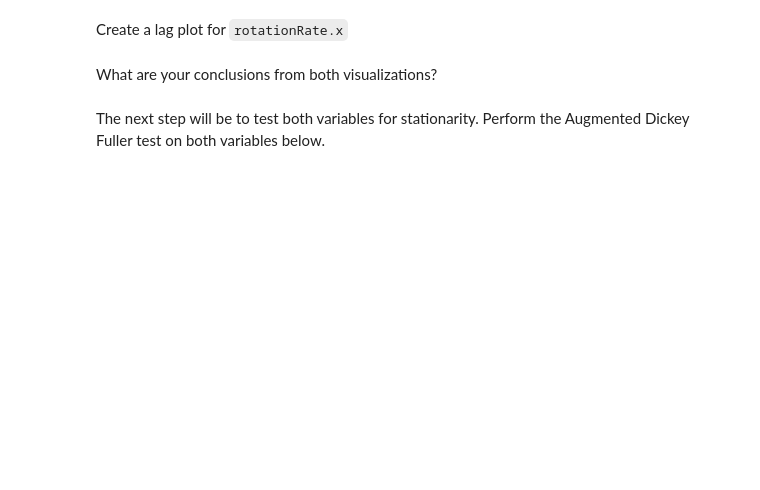
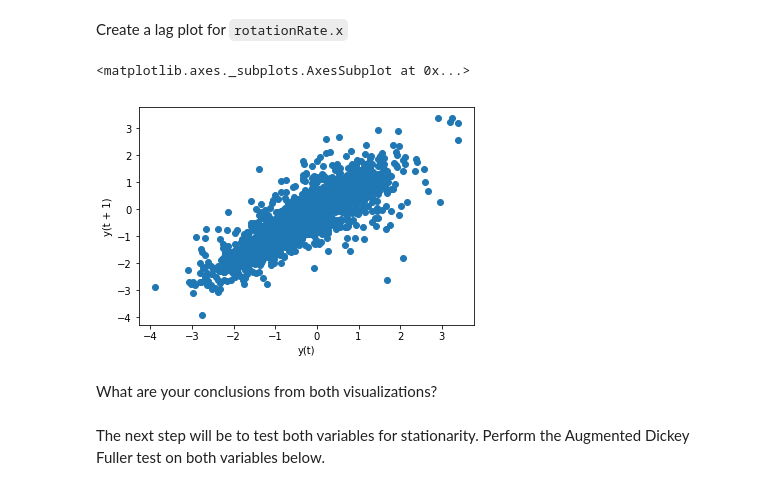
Before and after one commit to alejandroperela/datamad0119, a Jupyter notebook: module-2/lab-time-series/your-code/main.ipynb, the cells around one changed output. Cells and saved outputs as stored; diff of their text form; code cells hidden in the pictures; blank space fills up the shorter version.

```diff
--- a/module-2/lab-time-series/your-code/main.ipynb
+++ b/module-2/lab-time-series/your-code/main.ipynb
@@ -108,5 +114,9 @@ To model our data, we should look at a few assumptions. First, let's plot the `l
 Create a lag plot for `rotationRate.x`
 # %%
 # Your code here:
+lag_plot(sensor['rotationRate.x'])
+# %% [output]
+<matplotlib.axes._subplots.AxesSubplot at 0x...>
+[figure, added]
 # %% [markdown]
 What are your conclusions from both visualizations?
```
Also changed, not shown: parts of 12 cells of this notebook.
